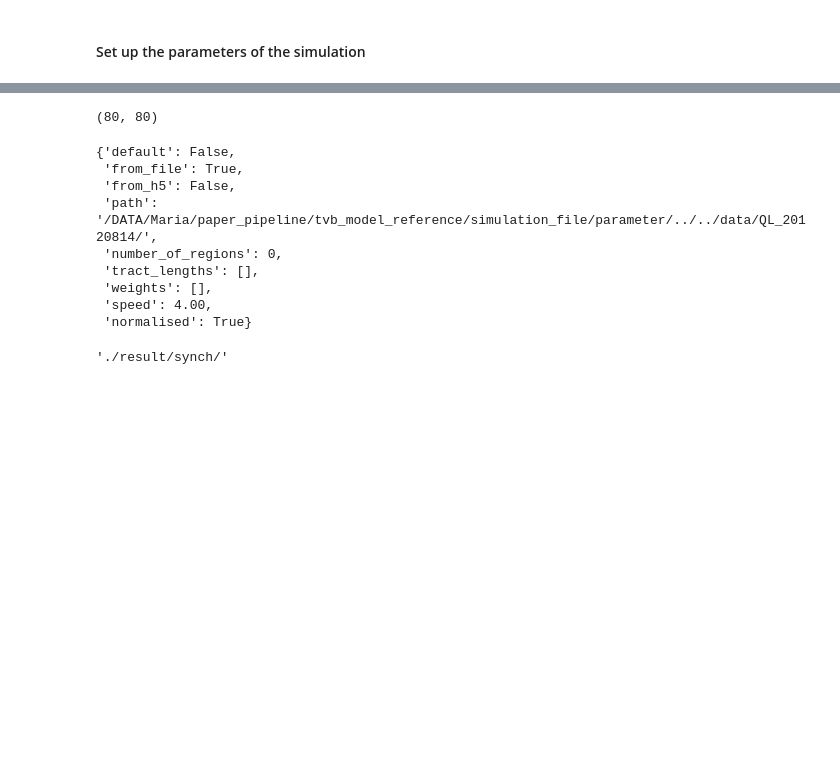
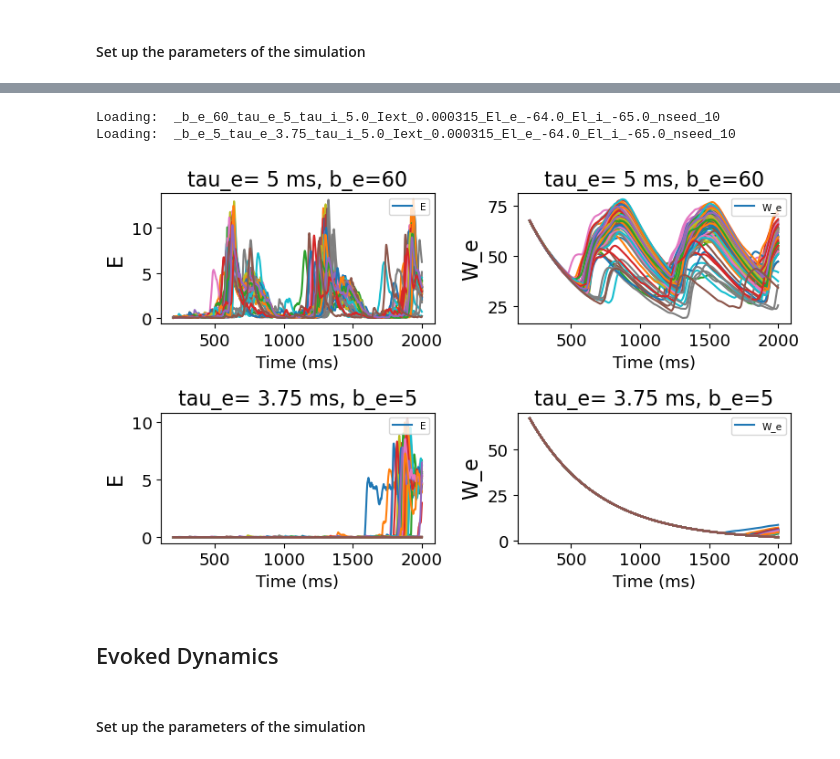
Before and after one commit to mariasacha/paper_pipeline_hub, a Jupyter notebook: whole_pipeline.ipynb, the cells around one changed output, grey strips where cells are left out. Cells and saved outputs as stored; diff of their text form; code cells hidden in the pictures; blank space fills up the shorter version.

```diff
--- a/whole_pipeline.ipynb
+++ b/whole_pipeline.ipynb
@@ -125,8 +129,8 @@ import tvb_model_reference.src.nuu_tools_simulation_human as tools
 #### Set up the parameters of the simulation
 # %%
 ## Set the parameters of the simulation:
-run_sim = 1000.0 # ms, length of the simulation
-cut_transient = 500.0 # ms, length of the discarded initial segment
+run_sim = 600.0 # ms, length of the simulation
+cut_transient = 200.0 # ms, length of the discarded initial segment
 
 # List of values of adaptation strength and tau_e which will vary the brain state
 bvals = [5]
@@ -179,3 +216,7 @@ FileNotFoundError: [Errno 2] No such file or directory: '/home/maria/Downloads/t
+# %%
+# Choose values of b_e and tau_e
+bvals = [60, 5]
+tau_es = [5, 3.75]
 # %%
 # Run Simulation
 for b_e, tau_e in zip(bvals, tau_es):
@@ -217,20 +260,35 @@ connection = lab.connectivity.Connectivity().from_file(path+connectivity_name)
-# %%
-connection.tract_lengths.shape
-# %% [output]
-(80, 80)
-# %%
-parameters.parameter_connection_between_region
-# %% [output]
-{'default': False,
- 'from_file': True,
- 'from_h5': False,
- 'path': '/DATA/Maria/paper_pipeline/tvb_model_reference/simulation_file/parameter/../../data/QL_20120814/',
- 'number_of_regions': 0,
- 'tract_lengths': [],
- 'weights': [],
- 'speed': 4.00,
- 'normalised': True}
-# %%
-parameters.parameter_simulation['path_result']
-# %% [output]
-'./result/synch/'
+# %%
+# Params to load
+bvals = [60, 5]
+tau_es = [5, 3.75]
+
+result= []
+for i, (b_e, tau_e) in enumerate(zip(bvals, tau_es)):
+    result_param, for_explan = get_result(parameters,cut_transient, run_sim, b_e = b_e, tau_e = tau_e, vars_int = ['E', 'I' ,'W_e'])
+    result.append(result_param)
+
+# # For explanation of the indexes of the result, uncomment the following:
+#     if i==len(bvals)-1:
+#         access_results(for_explan, bvals, tau_es, change_of='tau_e')
+# %% [output]
+Loading:  _b_e_60_tau_e_5_tau_i_5.0_Iext_0.000315_El_e_-64.0_El_i_-65.0_nseed_10
+Loading:  _b_e_5_tau_e_3.75_tau_i_5.0_Iext_0.000315_El_e_-64.0_El_i_-65.0_nseed_10
+# %%
+#Plot the results from TVB Simulations
+
+#which monitor
+monitor = 'Raw'
+
+#which variables
+var_select = ['E',  'W_e']
+
+#which params (b_e, tau) - to be in the same order as the loading results (see explanations)
+params = [[60, 5], [5, 3.75]]
+plot_tvb_results(parameters,params, result, monitor, for_explan, var_select,cut_transient, run_sim, change_of='tau_e',
+               Iext = 0.000315,nseed=10)
+# %% [output]
+[figure, added]
+# %% [markdown]
+## Evoked Dynamics #
+# %% [markdown]
+#### Set up the parameters of the simulation
```
Also changed, not shown: parts of 25 cells of this notebook, 33 other files.
